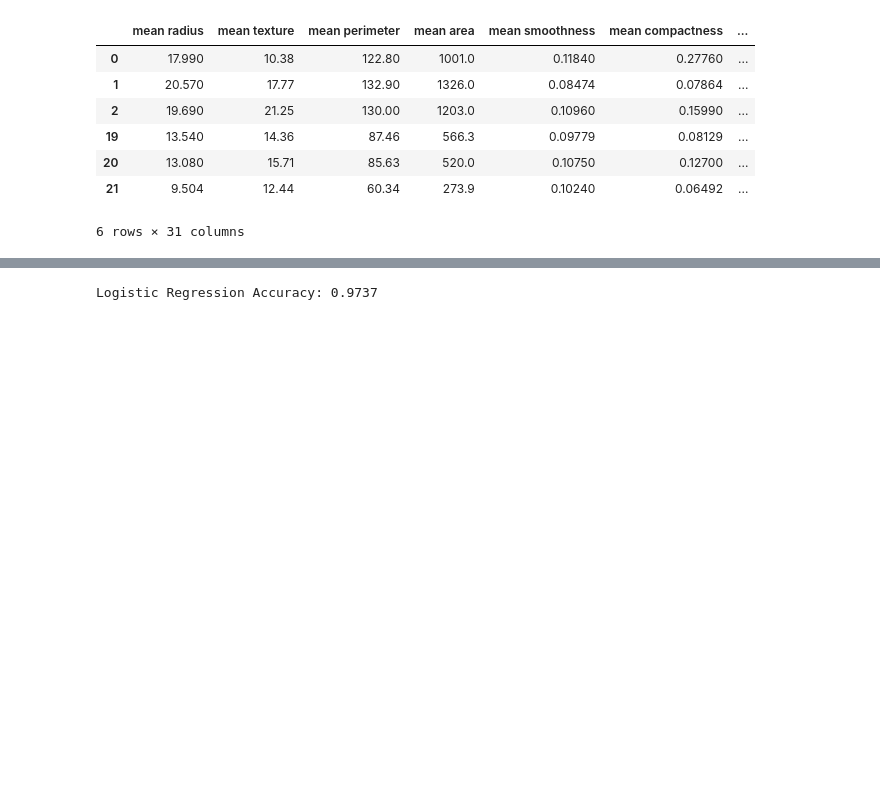
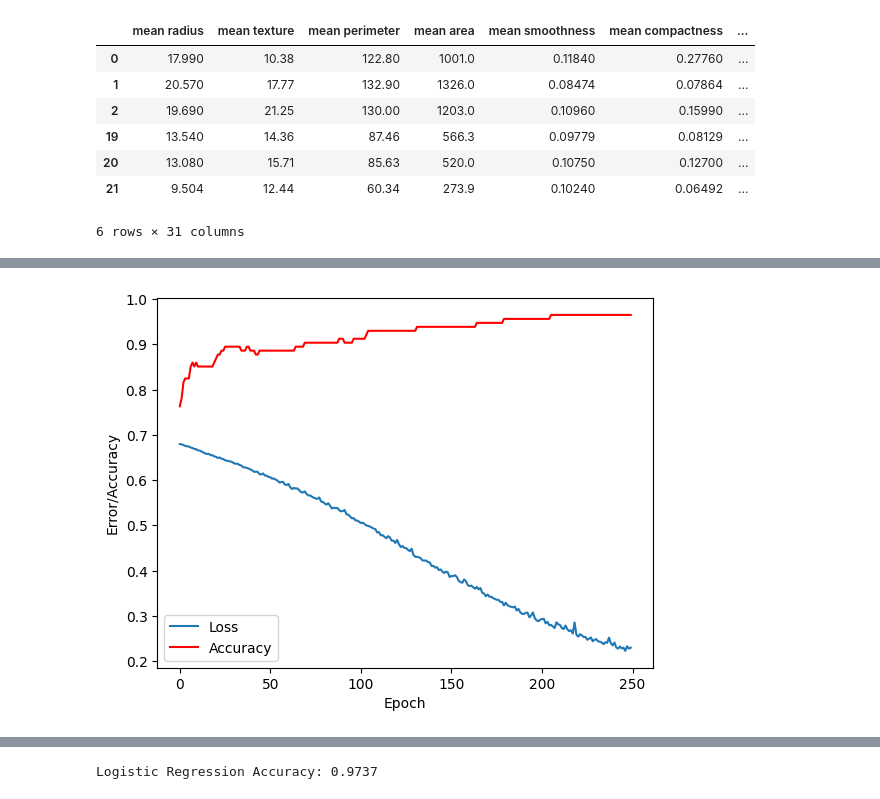
Before and after one commit to Louis-codes/TUM_deep_learning, a Jupyter notebook: 01_PyTorch_test.ipynb, the cells around one changed output, grey strips where cells are left out. Saved outputs shown, nothing was run; the diff lists cells and outputs as text; code cells hidden in the pictures; blank space fills up the shorter version.

```diff
--- a/01_PyTorch_test.ipynb
+++ b/01_PyTorch_test.ipynb
@@ -99,11 +113,13 @@ class BCNet(nn.Module):
 # %%
-criterion = nn.BCELoss()
-model = BCNet()
+loss_function = nn.BCELoss()
 #optimizer = optim.Adam(model.parameters(), lr=0.001)
-optimizer = optim.SGD(model.parameters(), lr=0.01, momentum=0.9, nesterov=True)
+optimizer = optim.SGD(model.parameters())
+#optimizer = optim.RMSprop(model.parameters(), lr=0.001)
 # %%
-epochs = 20
+epochs = 250
 error = []
+accuracy_history = []
+
 
 for epoch in range(epochs):
   model.train()
@@ -112,12 +128,23 @@ for epoch in range(epochs):
   for x_batch, y_batch in train_loader:
     optimizer.zero_grad()
 
-    preds = model(x_batch)
-    loss = criterion(preds, y_batch)
+    preds = model(x_batch) # nn.Module impleneted that this automatically performs the forward pass
 
+    loss = loss_function(preds, y_batch)
     loss.backward()
     optimizer.step()
 
-    running_loss += loss.item()
-  print(f"Epoch {epoch+1}: Loss {running_loss/len(train_loader)}")
+    running_loss += loss.item() # float
+
+  #print(f"Epoch {epoch+1}: Loss {(running_loss/len(train_loader)):.4f}")
   error.append(running_loss/len(train_loader))
+
+  # EVAL
+  model.eval()
+  with torch.no_grad():
+      y_pred_tensor = model(X_test_tensor)
+      y_pred_binary = (y_pred_tensor >= 0.5).float()
+
+  accuracy = accuracy_score(y_test_tensor.numpy(), y_pred_binary.numpy())
+  accuracy_history.append(accuracy)
+  #print(f"Epoch {epoch+1}: Test Accuracy: {accuracy:.4f}")
@@ -145 +151,11 @@ Epoch 20: Loss 0.043541506056984265
+# %%
+from matplotlib import pyplot as plt
+plt.plot(error)
+plt.plot(accuracy_history, color='red')
+plt.legend(['Loss', 'Accuracy'])
+plt.xlabel('Epoch')
+plt.ylabel('Error/Accuracy')
+plt.show()
+# %% [output]
+[figure, added]
 # %%
```
Also changed, not shown: parts of 12 cells of this notebook.
